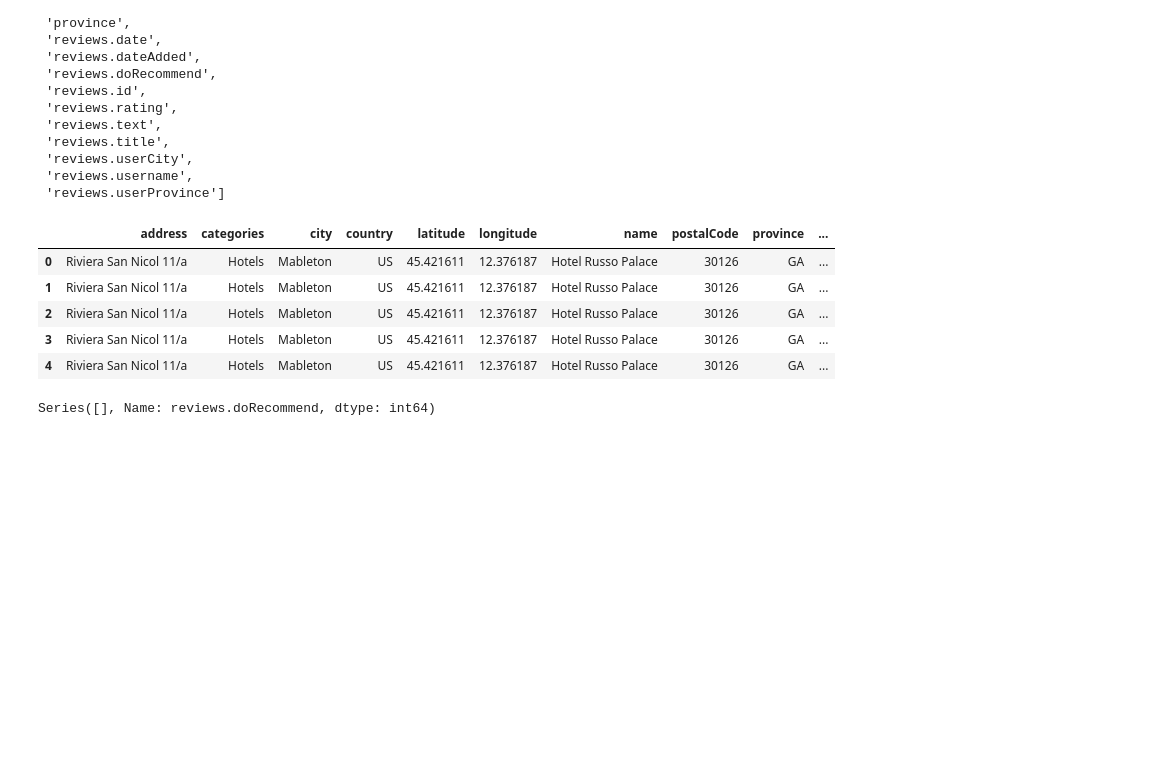
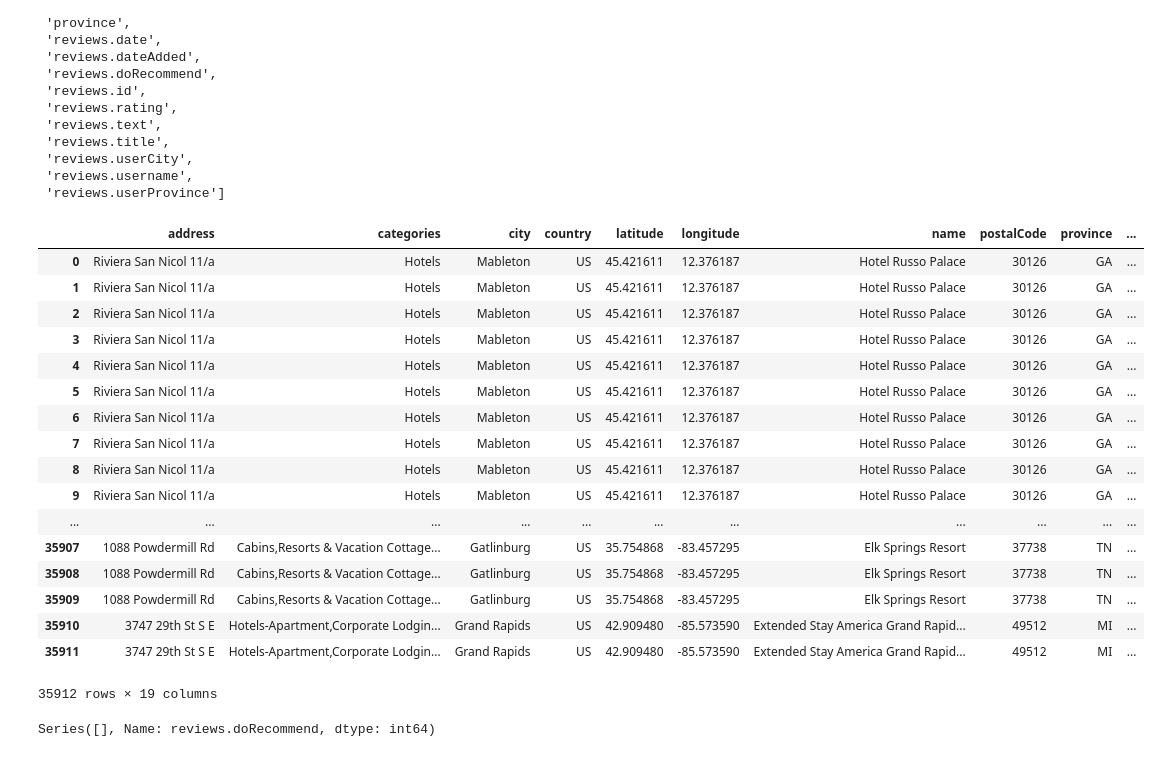
Before and after one commit to rtjfarrimond/hotel-review-embedding, a Jupyter notebook: Train and evaluate model.ipynb, the cells around one changed output. Drawn from its saved outputs; the diff is of its cells as text; code cells hidden in the pictures; blank space fills up the shorter version.

```diff
--- a/Train and evaluate model.ipynb
+++ b/Train and evaluate model.ipynb
@@ -52,14 +53,26 @@ list(data.columns.values)
  'reviews.username',
  'reviews.userProvince']
 # %%
-data.head()
+data
 # %% [output]
 |  | address | categories | city | country | latitude | longitude | name | postalCode | province | ... |
 | 0 | Riviera San Nicol 11/a | Hotels | Mableton | US | 45.421611 | 12.376187 | Hotel Russo Palace | 30126 | GA | ... |
 | 1 | Riviera San Nicol 11/a | Hotels | Mableton | US | 45.421611 | 12.376187 | Hotel Russo Palace | 30126 | GA | ... |
 | 2 | Riviera San Nicol 11/a | Hotels | Mableton | US | 45.421611 | 12.376187 | Hotel Russo Palace | 30126 | GA | ... |
 | 3 | Riviera San Nicol 11/a | Hotels | Mableton | US | 45.421611 | 12.376187 | Hotel Russo Palace | 30126 | GA | ... |
 | 4 | Riviera San Nicol 11/a | Hotels | Mableton | US | 45.421611 | 12.376187 | Hotel Russo Palace | 30126 | GA | ... |
+| 5 | Riviera San Nicol 11/a | Hotels | Mableton | US | 45.421611 | 12.376187 | Hotel Russo Palace | 30126 | GA | ... |
+| 6 | Riviera San Nicol 11/a | Hotels | Mableton | US | 45.421611 | 12.376187 | Hotel Russo Palace | 30126 | GA | ... |
+| 7 | Riviera San Nicol 11/a | Hotels | Mableton | US | 45.421611 | 12.376187 | Hotel Russo Palace | 30126 | GA | ... |
+| 8 | Riviera San Nicol 11/a | Hotels | Mableton | US | 45.421611 | 12.376187 | Hotel Russo Palace | 30126 | GA | ... |
+| 9 | Riviera San Nicol 11/a | Hotels | Mableton | US | 45.421611 | 12.376187 | Hotel Russo Palace | 30126 | GA | ... |
+| ... | ... | ... | ... | ... | ... | ... | ... | ... | ... | ... |
+| 35907 | 1088 Powdermill Rd | Cabins,Resorts & Vacation Cottage... | Gatlinburg | US | 35.754868 | -83.457295 | Elk Springs Resort | 37738 | TN | ... |
+| 35908 | 1088 Powdermill Rd | Cabins,Resorts & Vacation Cottage... | Gatlinburg | US | 35.754868 | -83.457295 | Elk Springs Resort | 37738 | TN | ... |
+| 35909 | 1088 Powdermill Rd | Cabins,Resorts & Vacation Cottage... | Gatlinburg | US | 35.754868 | -83.457295 | Elk Springs Resort | 37738 | TN | ... |
+| 35910 | 3747 29th St S E | Hotels-Apartment,Corporate Lodgin... | Grand Rapids | US | 42.909480 | -85.573590 | Extended Stay America Grand Rapid... | 49512 | MI | ... |
+| 35911 | 3747 29th St S E | Hotels-Apartment,Corporate Lodgin... | Grand Rapids | US | 42.909480 | -85.573590 | Extended Stay America Grand Rapid... | 49512 | MI | ... |
+35912 rows × 19 columns
 # %%
 data['reviews.doRecommend'].value_counts()
 # %% [output]
```
Also changed, not shown: parts of 27 cells of this notebook, 1 other file.
